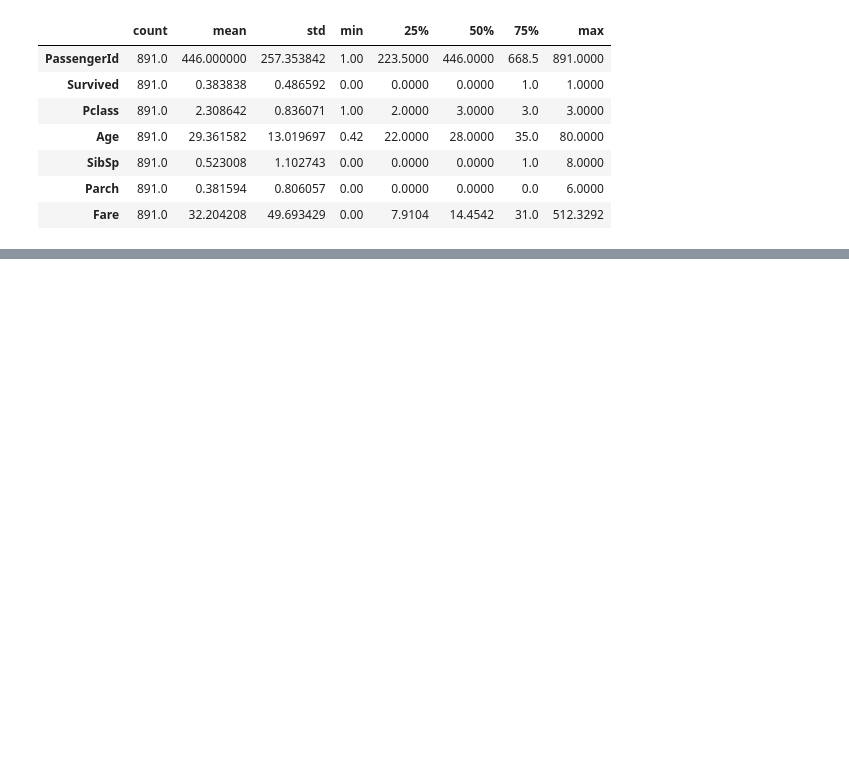
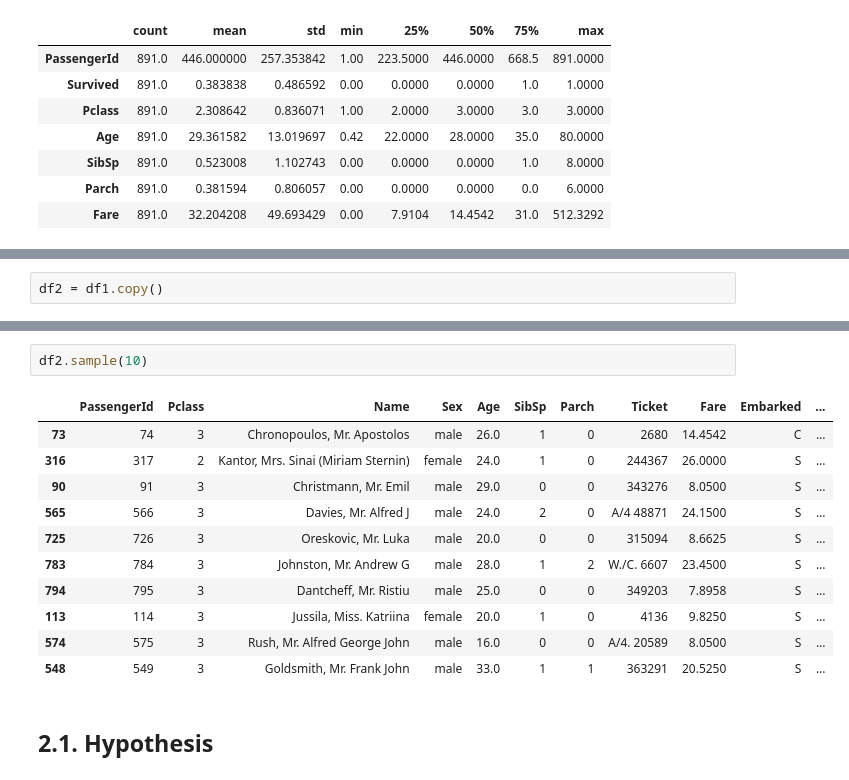
Before and after one commit to augusto-matos/Titanic-Project, a Jupyter notebook: Titanic.ipynb, the cells around one changed output, grey strips where cells are left out. Cells and saved outputs as stored; diff of their text form; blank space fills up the shorter version.

```diff
--- a/Titanic.ipynb
+++ b/Titanic.ipynb
@@ -189,0 +196,2 @@ df1.describe().T
+# %%
+df2 = df1.copy()
@@ -189,0 +207,16 @@ df1.describe().T
+# %%
+df2.sample(10)
+# %% [output]
+|  | PassengerId | Pclass | Name | Sex | Age | SibSp | Parch | Ticket | Fare | Embarked | ... |
+| 73 | 74 | 3 | Chronopoulos, Mr. Apostolos | male | 26.0 | 1 | 0 | 2680 | 14.4542 | C | ... |
+| 316 | 317 | 2 | Kantor, Mrs. Sinai (Miriam Sternin) | female | 24.0 | 1 | 0 | 244367 | 26.0000 | S | ... |
+| 90 | 91 | 3 | Christmann, Mr. Emil | male | 29.0 | 0 | 0 | 343276 | 8.0500 | S | ... |
+| 565 | 566 | 3 | Davies, Mr. Alfred J | male | 24.0 | 2 | 0 | A/4 48871 | 24.1500 | S | ... |
+| 725 | 726 | 3 | Oreskovic, Mr. Luka | male | 20.0 | 0 | 0 | 315094 | 8.6625 | S | ... |
+| 783 | 784 | 3 | Johnston, Mr. Andrew G | male | 28.0 | 1 | 2 | W./C. 6607 | 23.4500 | S | ... |
+| 794 | 795 | 3 | Dantcheff, Mr. Ristiu | male | 25.0 | 0 | 0 | 349203 | 7.8958 | S | ... |
+| 113 | 114 | 3 | Jussila, Miss. Katriina | female | 20.0 | 1 | 0 | 4136 | 9.8250 | S | ... |
+| 574 | 575 | 3 | Rush, Mr. Alfred George John | male | 16.0 | 0 | 0 | A/4. 20589 | 8.0500 | S | ... |
+| 548 | 549 | 3 | Goldsmith, Mr. Frank John | male | 33.0 | 1 | 1 | 363291 | 20.5250 | S | ... |
+# %% [markdown]
+## 2.1. Hypothesis
```
Also changed, not shown: parts of 11 cells of this notebook.
